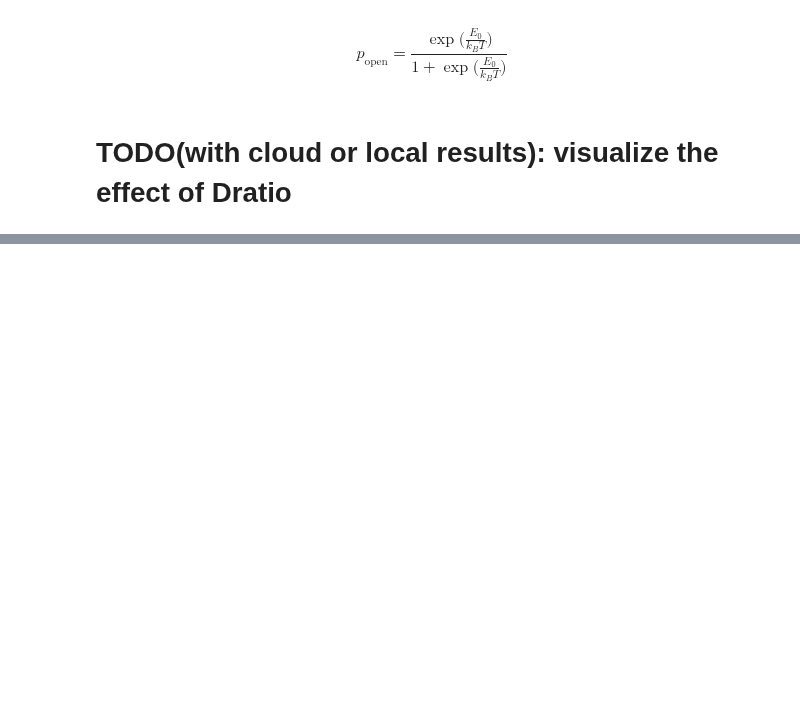
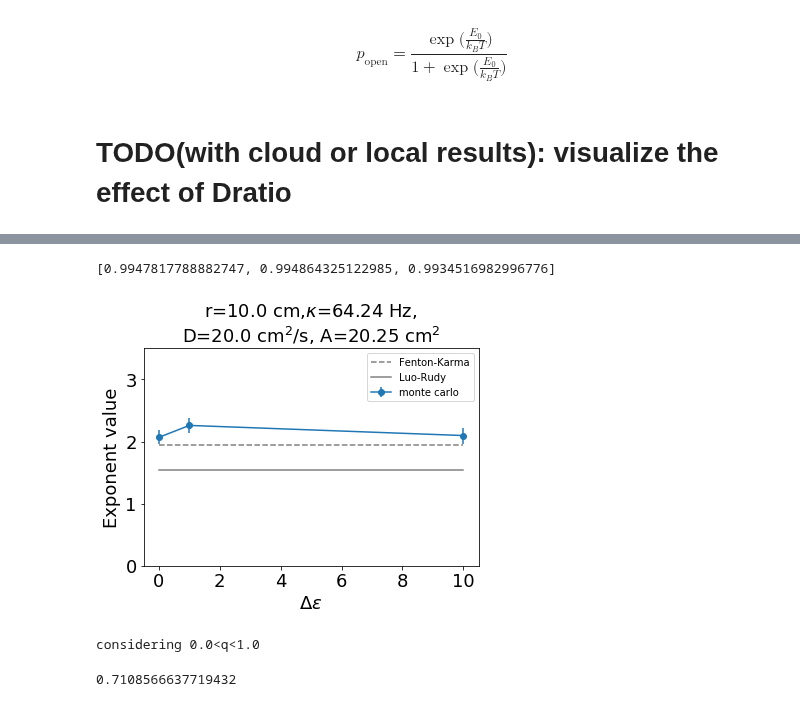
Before and after one commit to timtyree/bgmc, a Jupyter notebook: python/dev data parsing.ipynb, the cells around one changed output, grey strips where cells are left out. Drawn from its saved outputs; the diff is of its cells as text; code cells hidden in the pictures; blank space fills up the shorter version.

```diff
--- a/python/dev data parsing.ipynb
+++ b/python/dev data parsing.ipynb
@@ -1041,0 +1251,68 @@ $$
+# %%
+#TODO: plot m+-Delta_m versus energy gap for LR and FK model
+#plot data
+kappa=kappa_values[0]
+eg_lst=[];m_lst=[];Dm_lst=[];Rsq_lst=[]
+for energy_gap in energy_gap_values:
+    try:
+        query=(df.kappa==kappa)&(df.energy_gap==energy_gap)
+        dg=df[query].copy()
+        x_values=dg.q.values
+        y_values=dg.w.values
+
+        q_min=0.0;q_max=1.
+        boo=(x_values>q_min)&(x_values<q_max)
+        x=x_values[boo]
+        y=y_values[boo]
+
+        # print_fit_power_law(x,y)
+        B,Delta_B,m,Delta_m,Rsq=fit_power_law(x,y)
+        rmse=compute_power_rmse(x,y,m,B)
+        M, Delta_M= comp_power_scale(B,Delta_B,m,Delta_m)
+    #     print(f"m={m:.3f}+-{Delta_m:.3f}; B={B:.3f}+-{Delta_B:.3f}")
+    #     print(f"M=B**m={M:.2f}+-{Delta_M:.2f} Hz*cm^{{2(m-1)}}")
+    #     print(f"RMSE={rmse:.4f} Hz/cm^2")
+    #     print(f"R^2={Rsq:.3f}")
+
+        eg_lst.append(energy_gap)
+        m_lst.append(m)
+        Dm_lst.append(Delta_m)
+        Rsq_lst.append(Rsq)
+    except AssertionError as e:
+        pass
+print(Rsq_lst)
+# %% [output]
+[0.9947817788882747, 0.994864325122985, 0.9934516982996776]
+# %%
+m_fk=1.945#1.858;#+-0.027; B_fk=2.464+-0.030<br>
+m_lr=1.544#1.638;#+-0.017; B_fk=5.588+-0.067
+plt.errorbar(eg_lst, m_lst, yerr=Dm_lst, fmt='-o',label='monte carlo')
+plt.plot(eg_lst, m_fk+0.*np.array(eg_lst), '--',c='gray',label='Fenton-Karma')
+plt.plot(eg_lst, m_lr+0.*np.array(eg_lst), '-',c='gray',label='Luo-Rudy')
+
+# plt.scatter(Dtdt_lst,m_lst,marker='^')
+# plt.xscale('log')
+title=f"r={r:.1f} cm,"+r"$\kappa$="+f"{kappa:.2f} Hz,\nD={D} cm"+r"$^2$/s"+f", A={L**2:.2f} cm"+r"$^2$"
+plt.title(title,fontsize=fontsize)
+plt.xlabel(r'$\Delta \epsilon$',fontsize=fontsize)
+plt.ylabel('Exponent value',fontsize=fontsize)
+# plt.xscale('log')
+# plt.yscale('log')
+plt.tick_params(axis='both', which='major', labelsize=fontsize)
+plt.tick_params(axis='both', which='minor', labelsize=0)
+# plt.legend(fontsize=fontsize-8)#,ncol=2)
+# plt.xlim([10,50])
+plt.ylim([0,3.5])
+# plt.grid('on')
+plt.legend()
+plt.show()
+# print("considering 20<N<50 spiral tips")
+# print("considering N<20 spiral tips")
+print(f"considering {q_min}<q<{q_max}")
+# %% [output]
+[figure, added]
+considering 0.0<q<1.0
+# %%
+kappa
+# %% [output]
+0.7108566637719432
```
Also changed, not shown: parts of 13 cells of this notebook, 7 other files.
